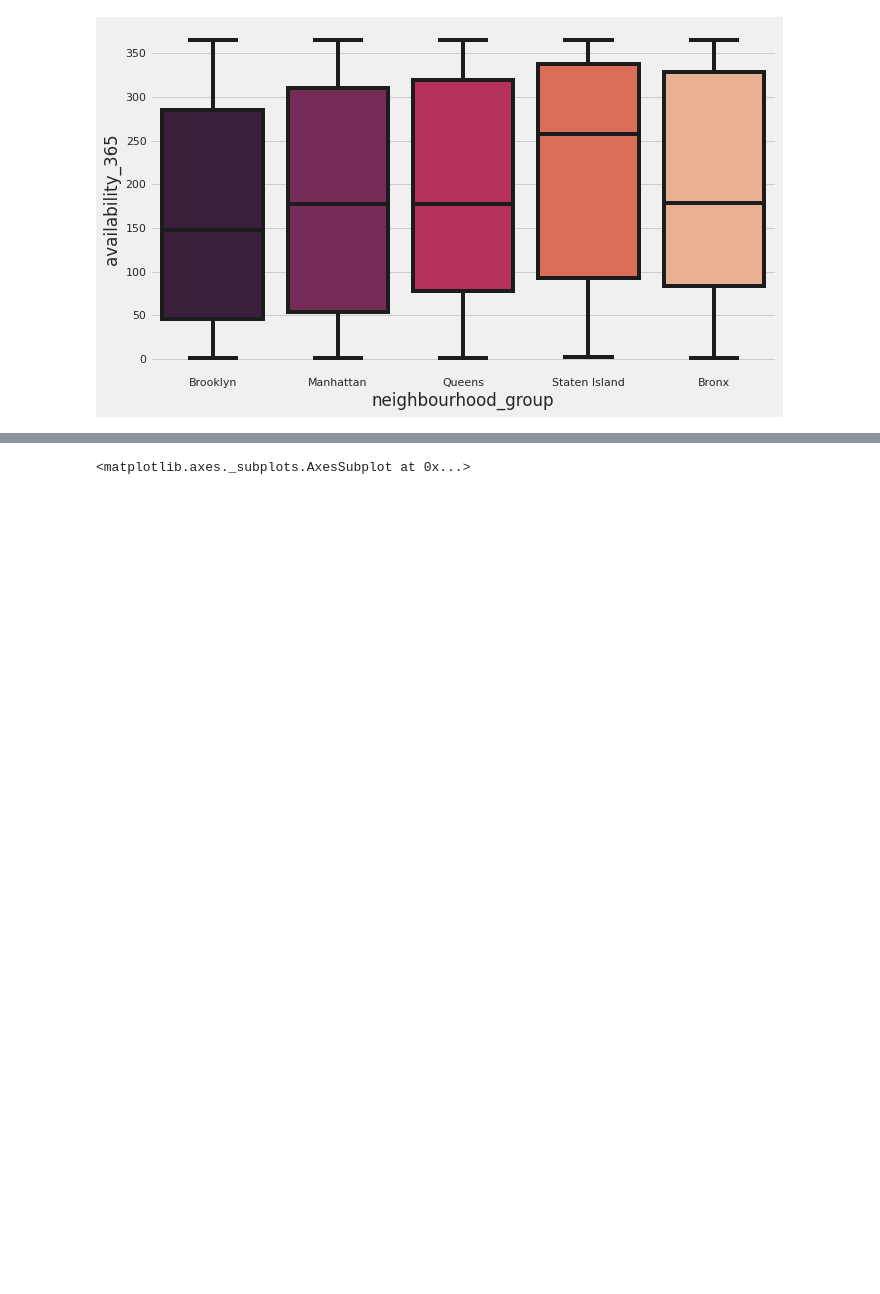
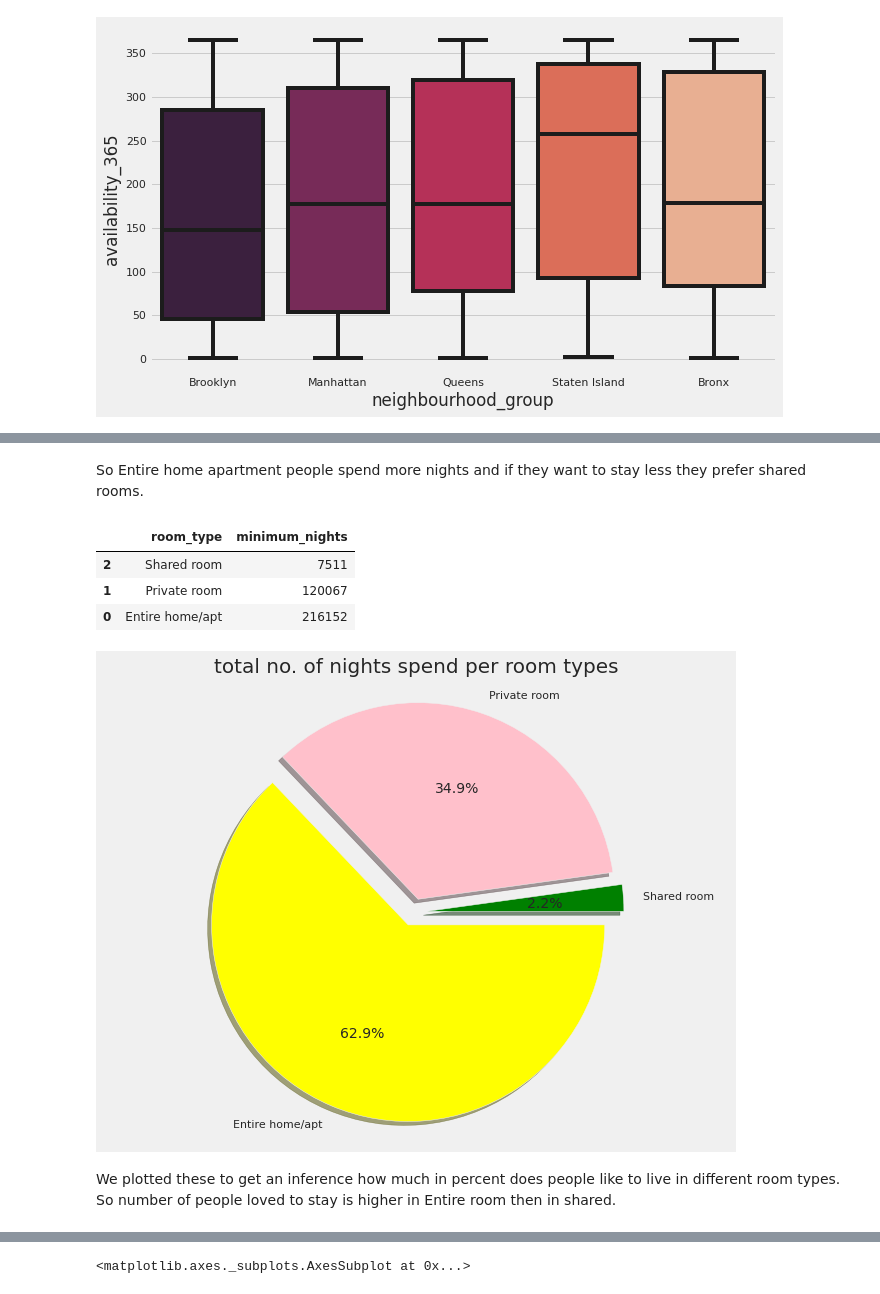
Before and after one commit to ChandanBar/EDA_on_airbnb, a Jupyter notebook: CB_Airbnb_Bookings_Analysis_team_Artistic_Algorithm.ipynb, the cells around one changed output, grey strips where cells are left out. Cells and saved outputs as stored; diff of their text form; code cells hidden in the pictures; blank space fills up the shorter version.

```diff
--- a/CB_Airbnb_Bookings_Analysis_team_Artistic_Algorithm.ipynb
+++ b/CB_Airbnb_Bookings_Analysis_team_Artistic_Algorithm.ipynb
@@ -508 +522,31 @@ Oh! we just find that Brooklyn, the second highest listing of people in booking
+# %% [markdown]
+So Entire home apartment people spend more nights and if they want to stay less they prefer shared rooms.
+# %%
+#  find the maximum(minimum nights) spending by customer across different room type
+total_room=airbnb.groupby('room_type')['minimum_nights'].sum().reset_index()
+room_types=total_room.sort_values('minimum_nights',ascending=True)
+room_types.head()
+# %% [output]
+|  | room_type | minimum_nights |
+| 2 | Shared room | 7511 |
+| 1 | Private room | 120067 |
+| 0 | Entire home/apt | 216152 |
+# %%
+# create dataset
+labels=list(room_types['room_type'])
+sizes=list(room_types['minimum_nights'])
+# create color parameter
+colors=['green','pink','yellow']
+# create explode
+explode = (0.07, 0.07, 0.07)
+# %%
+#creating pie chart
+plt.pie(sizes,explode=explode,labels=labels,colors=colors,autopct='%1.1f%%',shadow=True)
+plt.title('total no. of nights spend per room types', fontsize=20)
+plt.axis("equal")
+plt.show()
+# %% [output]
+[figure, added]
+# %% [markdown]
+We plotted these to get an inference how much in percent does people like to live in different room types. So number of people loved to stay is higher in Entire room then in shared.
 # %% [markdown]
```
Also changed, not shown: parts of 12 cells of this notebook.
